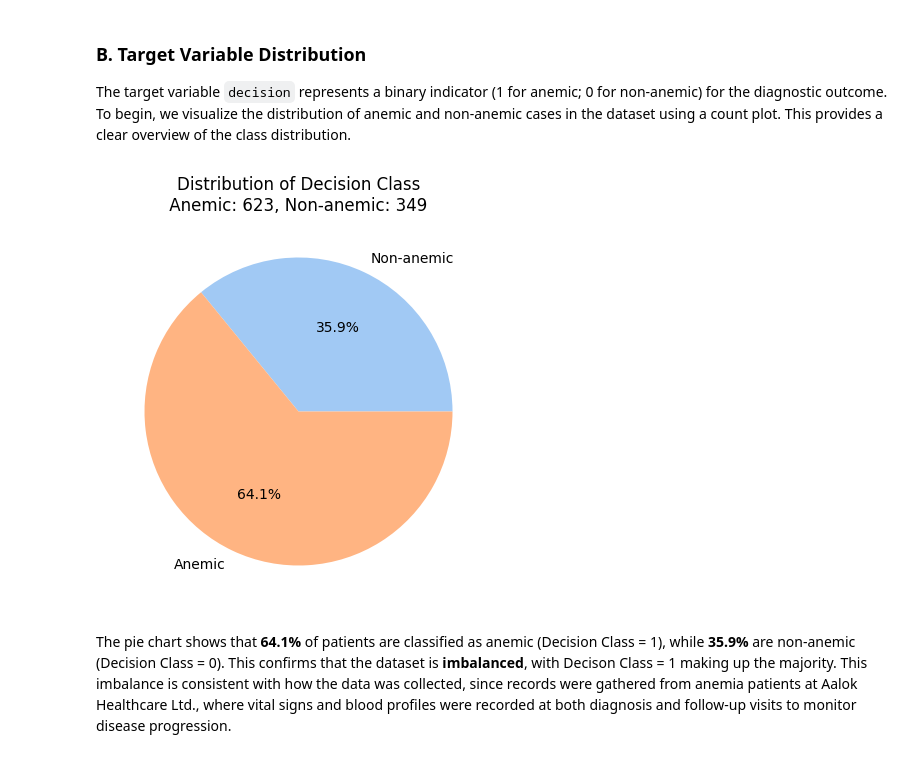
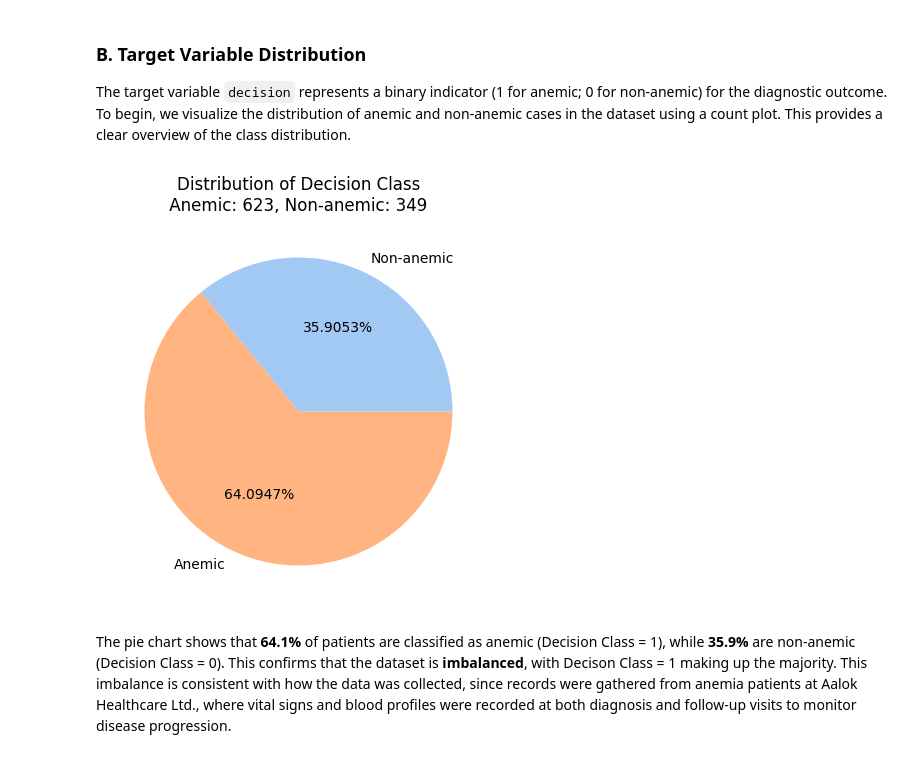
Before and after one commit to ntole24/stintsy_4CS, a Jupyter notebook: mco.ipynb, the cells around one changed output. Drawn from its saved outputs; the diff is of its cells as text; code cells hidden in the pictures.

```diff
--- a/mco.ipynb
+++ b/mco.ipynb
@@ -347,17 +347,17 @@ The target variable `decision` represents a binary indicator (1 for anemic; 0 fo
 # %%
 plt.figure(figsize=(5,5))
 
 decision_counts = decision.value_counts().sort_index()
 
 sns.set_palette('pastel')
-plt.pie(decision_counts, labels=['Non-anemic', 'Anemic'], autopct='%.1f%%')
+plt.pie(decision_counts, labels=['Non-anemic', 'Anemic'], autopct='%.4f%%')
 
 total_anemic = decision_counts.get(1)
 total_non = decision_counts.get(0)
 plt.title(f'Distribution of Decision Class\n Anemic: {total_anemic}, Non-anemic: {total_non} ')
 plt.show()
 # %% [output]
-[figure, old version]
+[figure, new version]
 # %% [markdown]
 The pie chart shows that **64.1%** of patients are classified as anemic (Decision Class = 1), while **35.9%** are non-anemic (Decision Class = 0). This confirms that the dataset is **imbalanced**, with Decison Class = 1 making up the majority. This imbalance is consistent with how the data was collected, since records were gathered from anemia patients at Aalok Healthcare Ltd., where vital signs and blood profiles were recorded at both diagnosis and follow-up visits to monitor disease progression.
 # %% [markdown]
```
Also changed, not shown: parts of 24 cells of this notebook.
